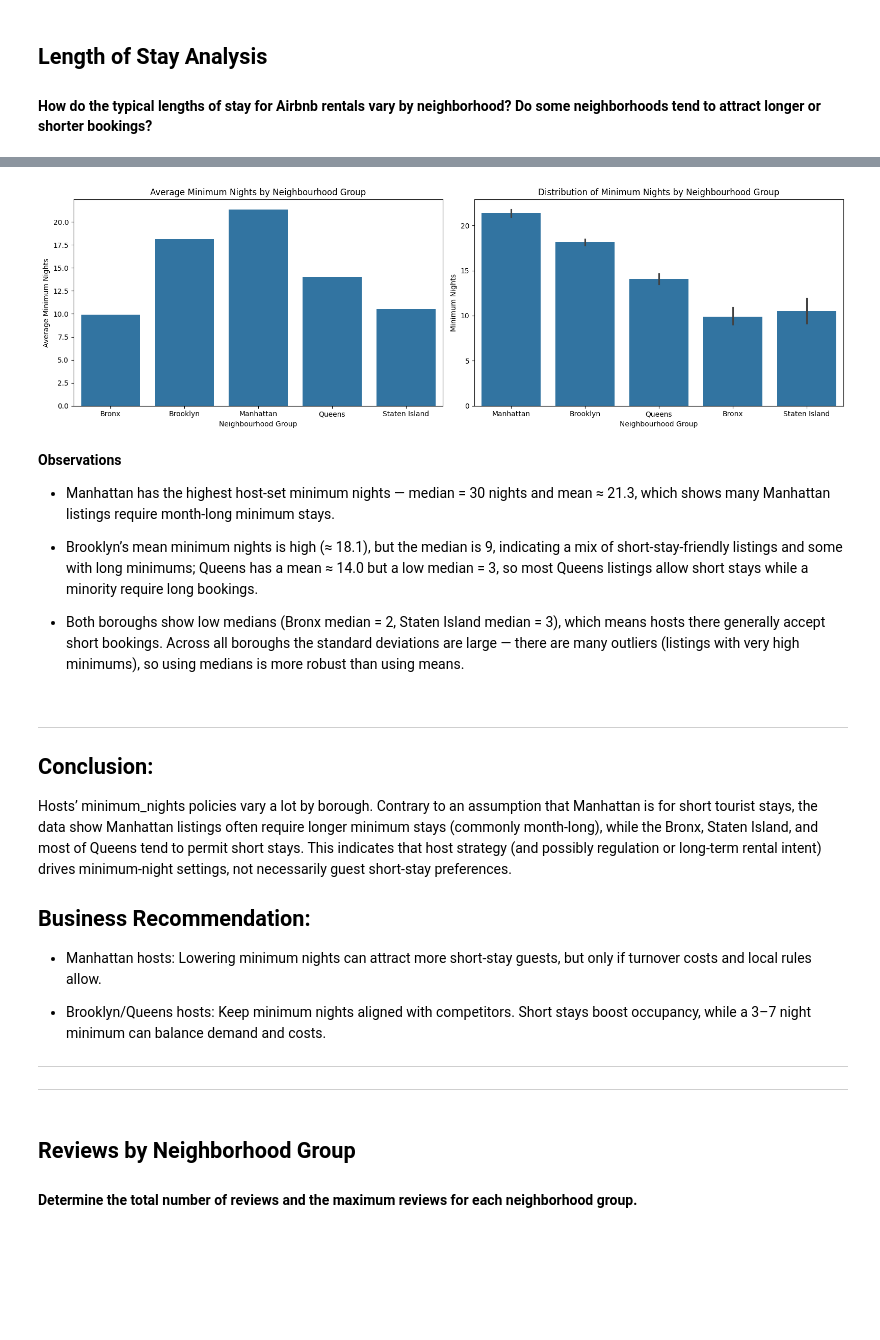
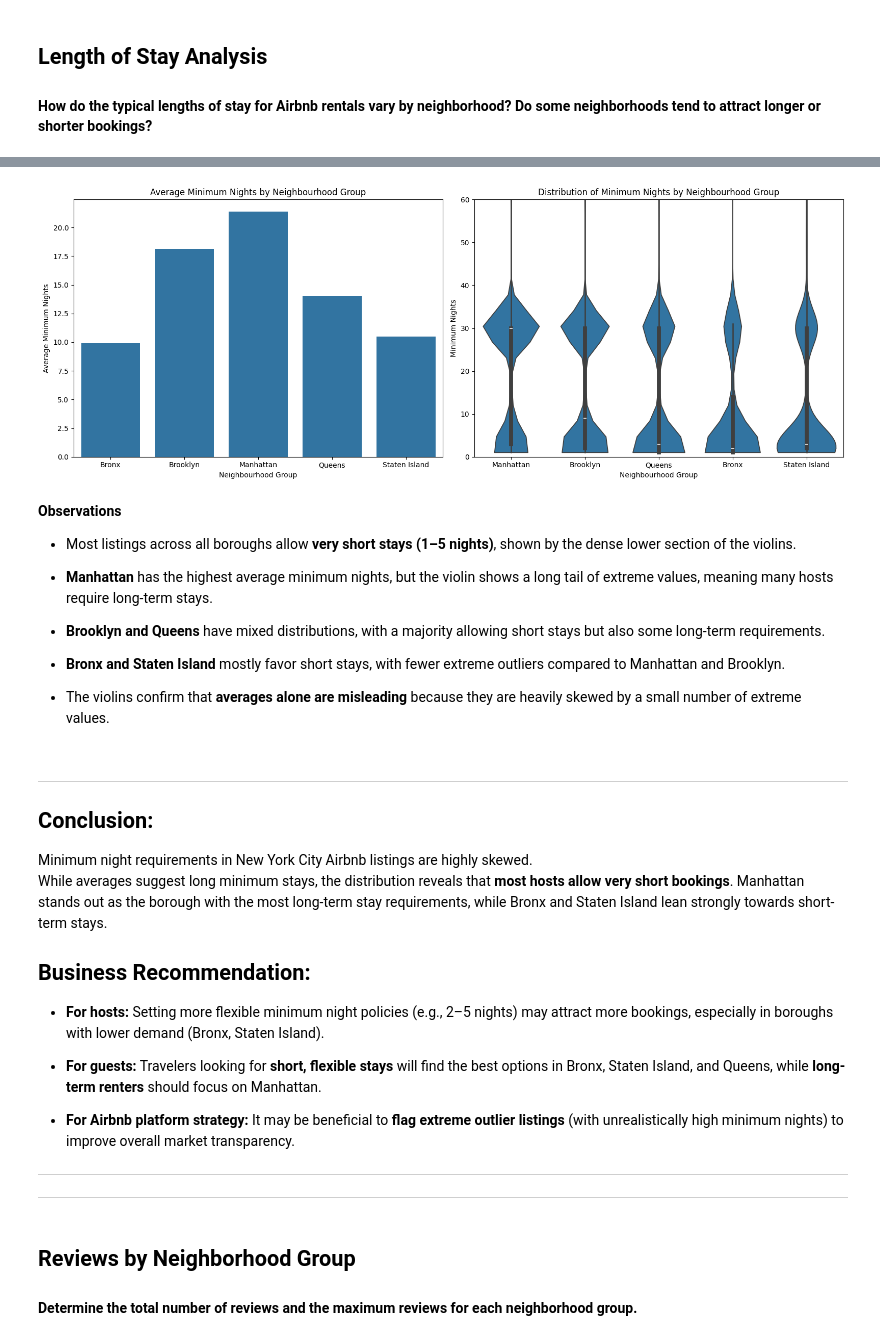
Before and after one commit to shreydd1980/Airbnb_NYC_2023, a Jupyter notebook: Airbnb_NYC_23.ipynb, the cells around one changed output, grey strips where cells are left out. Saved outputs shown, nothing was run; the diff lists cells and outputs as text; code cells hidden in the pictures; blank space fills up the shorter version.

Commit message:
Initial commit: Added Airbnb NYC 2023 EDA Project with corrected ANOVA assumptions

```diff
--- a/Airbnb_NYC_23.ipynb
+++ b/Airbnb_NYC_23.ipynb
@@ -364,13 +365,7 @@ df.shape
 # **Cleaning Text Columns**
 # %%
 def clean_text(column):
-
-    return (
-        column.astype(str)
-        .str.strip()
-        .str.replace(r"\s+", " ", regex=True)
-        .str.title()
-    )
+    return (column.astype(str).str.strip().str.replace(r"\s+", " ", regex=True).str.title())
 # %% [markdown]
 This function cleans the string: removes extra spaces and fixes text case.
 # %%
@@ -744,5 +741,5 @@ While Manhattan and Williamsburg remain Airbnb’s most popular zones overall, t
 ## Length of Stay Analysis
 #### How do the typical lengths of stay for Airbnb rentals vary by neighborhood? Do some neighborhoods tend to attract longer or shorter bookings?
 # %%
-stay_neighbourhood = df.groupby("neighbourhood").minimum_nights.agg(avg_min=("mean"), count=("count")).reset_index()
-stay_neighbourhood_group = df.groupby("neighbourhood_group").minimum_nights.agg(avg_min=("mean")).reset_index()
+stay_neighbourhood_group = df.groupby("neighbourhood_group").minimum_nights.agg(avg_min=("mean"), count=("count")).reset_index()
+stay_neighbourhood_group
@@ -749,41 +753,49 @@ stay_neighbourhood_group = df.groupby("neighbourhood_group").minimum_nights.agg(
 # %%
-fig, axes = plt.subplots(1, 2, figsize=(16,5))  # 1 row, 2 columns
+fig, axes = plt.subplots(1, 2, figsize=(16, 6))
 
-# First plot: Average Minimum Nights
+# Plot 1 - Average Minimum Nights by Neighbourhood Group
 sns.barplot(x="neighbourhood_group", y="avg_min", data=stay_neighbourhood_group, ax=axes[0])
 axes[0].set_title("Average Minimum Nights by Neighbourhood Group")
 axes[0].set_xlabel("Neighbourhood Group")
 axes[0].set_ylabel("Average Minimum Nights")
 
-# Second plot: Distribution of Minimum Nights
-sns.barplot(x="neighbourhood_group", y="minimum_nights", data=df, ax=axes[1])
+# Plot 2 - Distribution of Minimum Nights (Violin Plot)
+sns.violinplot(x="neighbourhood_group", y="minimum_nights", data=df, ax=axes[1], cut=0)
 axes[1].set_title("Distribution of Minimum Nights by Neighbourhood Group")
 axes[1].set_xlabel("Neighbourhood Group")
 axes[1].set_ylabel("Minimum Nights")
+axes[1].set_ylim(0, 60)  # cap to reduce distortion from extreme outliers
 
-plt.tight_layout()  # adjusts spacing to prevent overlap
+plt.tight_layout()
 plt.show()
 # %% [output]
-[figure, old version]
+[figure, new version]
 # %% [markdown]
 **Observations**
 
-* Manhattan has the highest host-set minimum nights — median = 30 nights and mean ≈ 21.3, which shows many Manhattan listings require month-long minimum stays.
+* Most listings across all boroughs allow **very short stays (1–5 nights)**, shown by the dense lower section of the violins.
 
-* Brooklyn’s mean minimum nights is high (≈ 18.1), but the median is 9, indicating a mix of short-stay-friendly listings and some with long minimums; Queens has a mean ≈ 14.0 but a low median = 3, so most Queens listings allow short stays while a minority require long bookings.
+* **Manhattan** has the highest average minimum nights, but the violin shows a long tail of extreme values, meaning many hosts require long-term stays.
 
-* Both boroughs show low medians (Bronx median = 2, Staten Island median = 3), which means hosts there generally accept short bookings. Across all boroughs the standard deviations are large — there are many outliers (listings with very high minimums), so using medians is more robust than using means.
+* **Brooklyn and Queens** have mixed distributions, with a majority allowing short stays but also some long-term requirements.
+
+* **Bronx and Staten Island** mostly favor short stays, with fewer extreme outliers compared to Manhattan and Brooklyn.
+
+* The violins confirm that **averages alone are misleading** because they are heavily skewed by a small number of extreme values.
 # %% [markdown]
 ---
 
 ## **Conclusion:**
-Hosts’ minimum_nights policies vary a lot by borough. Contrary to an assumption that Manhattan is for short tourist stays, the data show Manhattan listings often require longer minimum stays (commonly month-long), while the Bronx, Staten Island, and most of Queens tend to permit short stays. This indicates that host strategy (and possibly regulation or long-term rental intent) drives minimum-night settings, not necessarily guest short-stay preferences.
+Minimum night requirements in New York City Airbnb listings are highly skewed.
+While averages suggest long minimum stays, the distribution reveals that **most hosts allow very short bookings**. Manhattan stands out as the borough with the most long-term stay requirements, while Bronx and Staten Island lean strongly towards short-term stays.
 
 ## **Business Recommendation:**
 
-* Manhattan hosts: Lowering minimum nights can attract more short-stay guests, but only if turnover costs and local rules allow.
+* **For hosts:** Setting more flexible minimum night policies (e.g., 2–5 nights) may attract more bookings, especially in boroughs with lower demand (Bronx, Staten Island).
 
-* Brooklyn/Queens hosts: Keep minimum nights aligned with competitors. Short stays boost occupancy, while a 3–7 night minimum can balance demand and costs.
+* **For guests:** Travelers looking for **short, flexible stays** will find the best options in Bronx, Staten Island, and Queens, while **long-term renters** should focus on Manhattan.
+
+* **For Airbnb platform strategy:** It may be beneficial to **flag extreme outlier listings** (with unrealistically high minimum nights) to improve overall market transparency.
 
 ---
 
```
Also changed, not shown: parts of 25 cells of this notebook.
